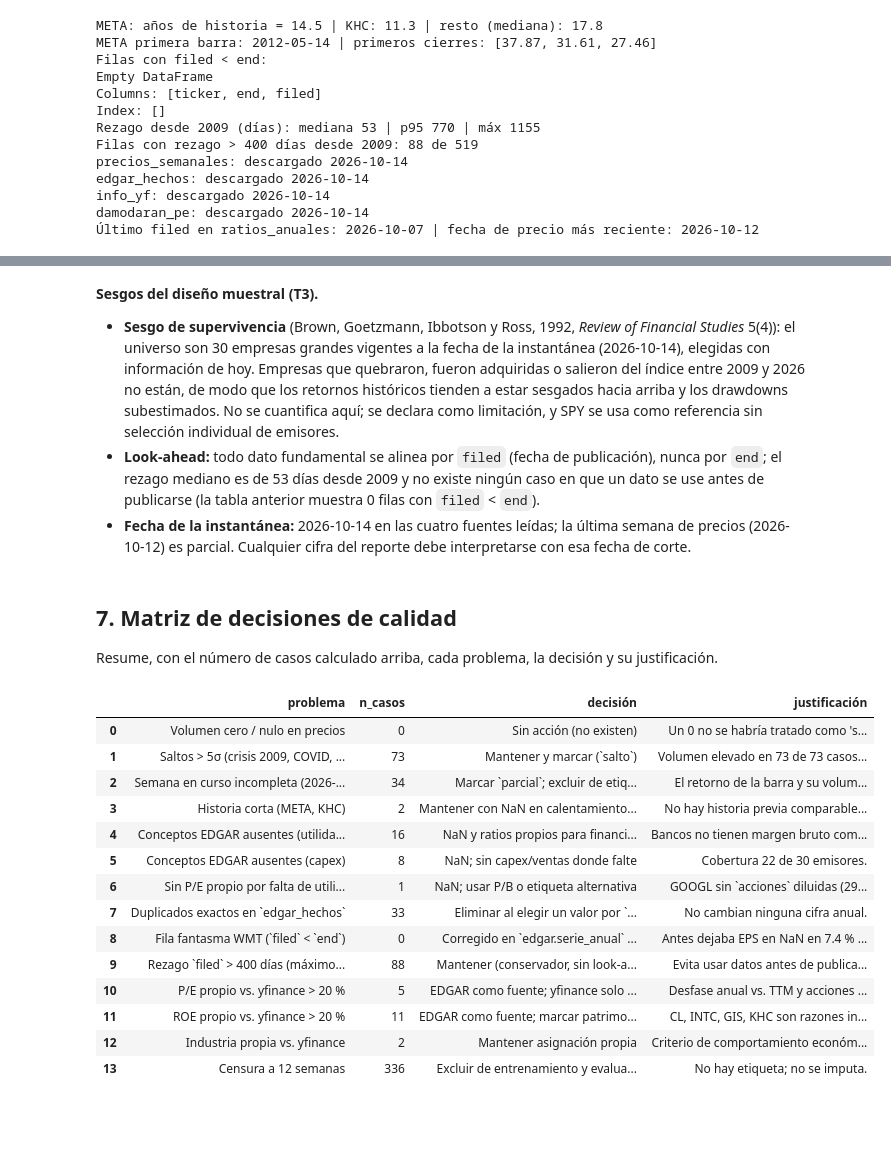
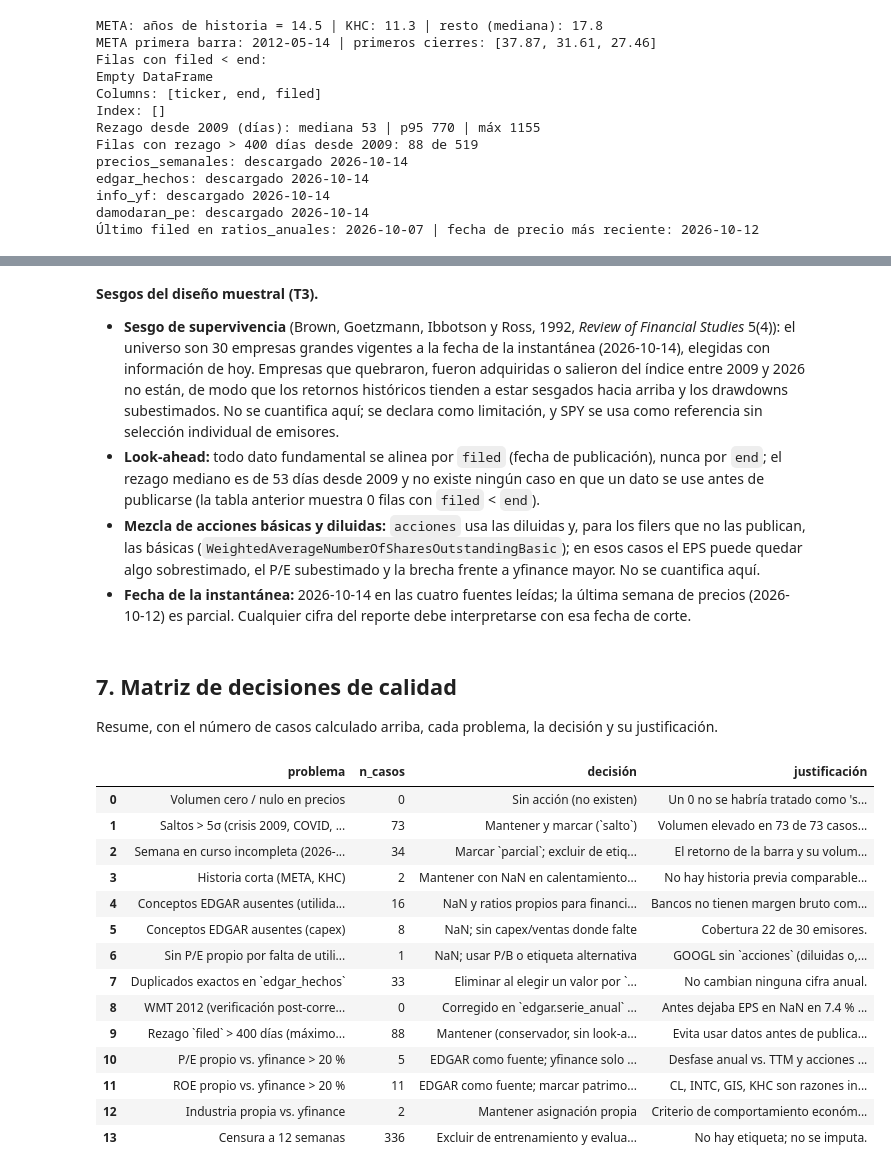
Before and after one commit to louis97/asistente-financiero, a Jupyter notebook: notebooks/02_calidad.ipynb, the cells around one changed output, grey strips where cells are left out. Cells and saved outputs as stored; diff of their text form; code cells hidden in the pictures; blank space fills up the shorter version.

Commit message:
fix(nb02): síntesis actualizada, mezcla de acciones básicas/diluidas documentada

```diff
--- a/notebooks/02_calidad.ipynb
+++ b/notebooks/02_calidad.ipynb
@@ -542,6 +542,7 @@ Fila fantasma de WMT (end posterior a filed):
 **Sesgos del diseño muestral (T3).**
 - **Sesgo de supervivencia** (Brown, Goetzmann, Ibbotson y Ross, 1992, *Review of Financial Studies* 5(4)): el universo son 30 empresas grandes vigentes a la fecha de la instantánea (2026-10-14), elegidas con información de hoy. Empresas que quebraron, fueron adquiridas o salieron del índice entre 2009 y 2026 no están, de modo que los retornos históricos tienden a estar sesgados hacia arriba y los drawdowns subestimados. No se cuantifica aquí; se declara como limitación, y SPY se usa como referencia sin selección individual de emisores.
 - **Look-ahead:** todo dato fundamental se alinea por `filed` (fecha de publicación), nunca por `end`; el rezago mediano es de 53 días desde 2009 y no existe ningún caso en que un dato se use antes de publicarse (la tabla anterior muestra 0 filas con `filed` < `end`).
+- **Mezcla de acciones básicas y diluidas:** `acciones` usa las diluidas y, para los filers que no las publican, las básicas (`WeightedAverageNumberOfSharesOutstandingBasic`); en esos casos el EPS puede quedar algo sobrestimado, el P/E subestimado y la brecha frente a yfinance mayor. No se cuantifica aquí.
 - **Fecha de la instantánea:** 2026-10-14 en las cuatro fuentes leídas; la última semana de precios (2026-10-12) es parcial. Cualquier cifra del reporte debe interpretarse con esa fecha de corte.
 # %% [markdown]
 ## 7. Matriz de decisiones de calidad
@@ -550,34 +551,34 @@ Resume, con el número de casos calculado arriba, cada problema, la decisión y
 # %%
 n_ceros = int((sem.volume == 0).sum()); n_saltos = int(sem.salto.sum())
 mz = [
  ("Volumen cero / nulo en precios", n_ceros, "Sin acción (no existen)", "Un 0 no se habría tratado como 'sin negociación' sin evidencia (T2)."),
  ("Saltos > 5σ (crisis 2009, COVID, resultados)", n_saltos, "Mantener y marcar (`salto`)", "Volumen elevado en 73 de 73 casos: movimientos reales; borrarlos ocultaría las colas que mide el riesgo."),
  ("Semana en curso incompleta (2026-10-12)", int(sem.parcial.sum()), "Marcar `parcial`; excluir de etiquetas y evaluación", "El retorno de la barra y su volumen no son completos."),
  ("Historia corta (META, KHC)", int((cal.semanas < 800).sum()), "Mantener con NaN en calentamiento; sin empalmar", "No hay historia previa comparable; se reportan 14.5 y 11.3 años."),
  ("Conceptos EDGAR ausentes (utilidad bruta)", int((comp.loc['utilidad_bruta'] == 0).sum()), "NaN y ratios propios para financieras", "Bancos no tienen margen bruto comparable; no se imputa."),
  ("Conceptos EDGAR ausentes (capex)", int((comp.loc['capex'] == 0).sum()), "NaN; sin capex/ventas donde falte", "Cobertura 22 de 30 emisores."),
- ("Sin P/E propio por falta de utilidad neta o EPS", int((cob.pe_nan > 0.8).sum()), "NaN; usar P/B o etiqueta alternativa", "GOOGL sin `acciones` diluidas (29 % de los años); TFC y PNC resueltos con `ProfitLoss`."),
+ ("Sin P/E propio por falta de utilidad neta o EPS", int((cob.pe_nan > 0.8).sum()), "NaN; usar P/B o etiqueta alternativa", "GOOGL sin `acciones` (diluidas o, en su defecto, básicas) en 29 % de los años; TFC y PNC resueltos con `ProfitLoss`."),
  ("Duplicados exactos en `edgar_hechos`", int(hechos.duplicated().sum()), "Eliminar al elegir un valor por `end`", "No cambian ninguna cifra anual."),
- ("Fila fantasma WMT (`filed` < `end`)", int((rat.lag < 0).sum()), "Corregido en `edgar.serie_anual` (descarta filed < end)", "Antes dejaba EPS en NaN en 7.4 % de las semanas de WMT; hoy 0 casos."),
+ ("WMT 2012 (verificación post-corrección: `filed` < `end`)", int((rat.lag < 0).sum()), "Corregido en `edgar.serie_anual` (descarta filed < end)", "Antes dejaba EPS en NaN en 7.4 % de las semanas de WMT; hoy 0 casos."),
  ("Rezago `filed` > 400 días (máximo entre conceptos)", int((rat[rat.end >= '2009-01-01'].lag > 400).sum()), "Mantener (conservador, sin look-ahead)", "Evita usar datos antes de publicarse, a costa de retraso."),
  ("P/E propio vs. yfinance > 20 %", int((tri.dif_pe.abs() > 0.2).sum()), "EDGAR como fuente; yfinance solo control TTM", "Desfase anual vs. TTM y acciones diluidas."),
  ("ROE propio vs. yfinance > 20 %", int((tri.dif_roe.abs() > 0.2).sum()), "EDGAR como fuente; marcar patrimonio cercano a cero", "CL, INTC, GIS, KHC son razones inestables."),
  ("Industria propia vs. yfinance", int((ident.sector != ident.groupby('nuestra_industria').sector.transform(lambda s: s.mode().iloc[0])).sum()), "Mantener asignación propia", "Criterio de comportamiento económico; GOOGL y META se documentan."),
  ("Censura a 12 semanas", int(cens.loc[12, 'obs_censuradas']), "Excluir de entrenamiento y evaluación", "No hay etiqueta; no se imputa."),
 ]
 matriz = pd.DataFrame(mz, columns=["problema", "n_casos", "decisión", "justificación"])
 matriz
 # %% [output]
 |  | problema | n_casos | decisión | justificación |
 | 0 | Volumen cero / nulo en precios | 0 | Sin acción (no existen) | Un 0 no se habría tratado como 's... |
 | 1 | Saltos > 5σ (crisis 2009, COVID, ... | 73 | Mantener y marcar (`salto`) | Volumen elevado en 73 de 73 casos... |
 | 2 | Semana en curso incompleta (2026-... | 34 | Marcar `parcial`; excluir de etiq... | El retorno de la barra y su volum... |
 | 3 | Historia corta (META, KHC) | 2 | Mantener con NaN en calentamiento... | No hay historia previa comparable... |
 | 4 | Conceptos EDGAR ausentes (utilida... | 16 | NaN y ratios propios para financi... | Bancos no tienen margen bruto com... |
 | 5 | Conceptos EDGAR ausentes (capex) | 8 | NaN; sin capex/ventas donde falte | Cobertura 22 de 30 emisores. |
-| 6 | Sin P/E propio por falta de utili... | 1 | NaN; usar P/B o etiqueta alternativa | GOOGL sin `acciones` diluidas (29... |
+| 6 | Sin P/E propio por falta de utili... | 1 | NaN; usar P/B o etiqueta alternativa | GOOGL sin `acciones` (diluidas o,... |
 | 7 | Duplicados exactos en `edgar_hechos` | 33 | Eliminar al elegir un valor por `... | No cambian ninguna cifra anual. |
-| 8 | Fila fantasma WMT (`filed` < `end`) | 0 | Corregido en `edgar.serie_anual` ... | Antes dejaba EPS en NaN en 7.4 % ... |
+| 8 | WMT 2012 (verificación post-corre... | 0 | Corregido en `edgar.serie_anual` ... | Antes dejaba EPS en NaN en 7.4 % ... |
 | 9 | Rezago `filed` > 400 días (máximo... | 88 | Mantener (conservador, sin look-a... | Evita usar datos antes de publica... |
 | 10 | P/E propio vs. yfinance > 20 % | 5 | EDGAR como fuente; yfinance solo ... | Desfase anual vs. TTM y acciones ... |
 | 11 | ROE propio vs. yfinance > 20 % | 11 | EDGAR como fuente; marcar patrimo... | CL, INTC, GIS, KHC son razones in... |
```
Also changed, not shown: parts of 5 cells of this notebook, 1 other file.
